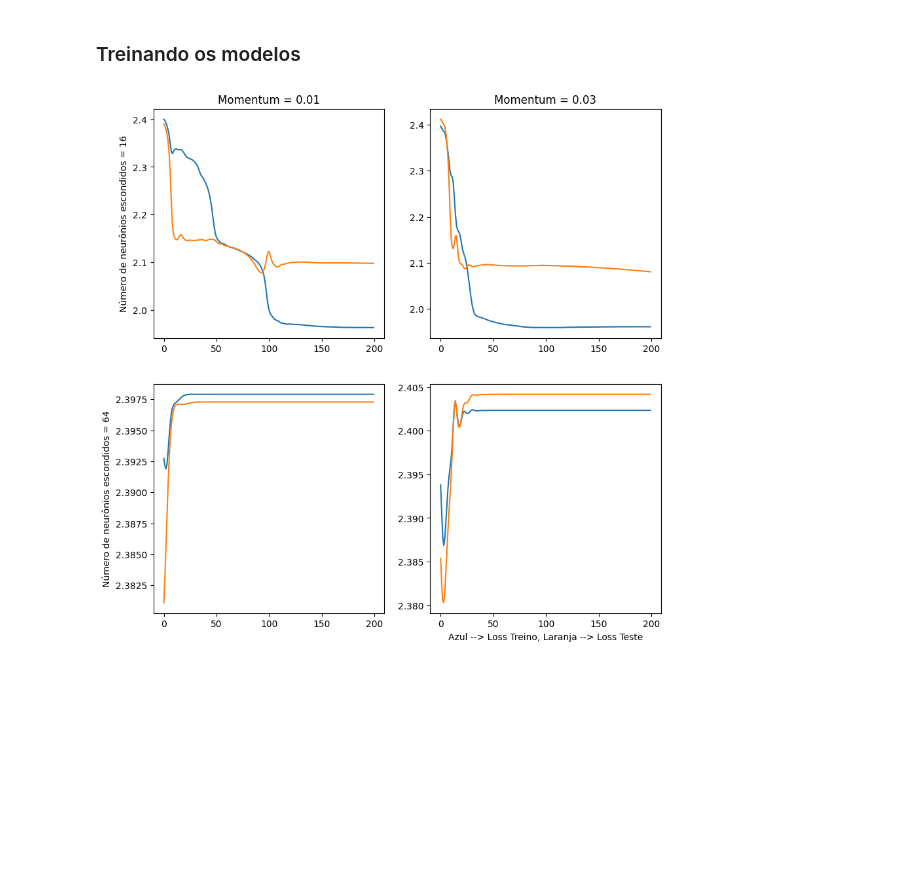
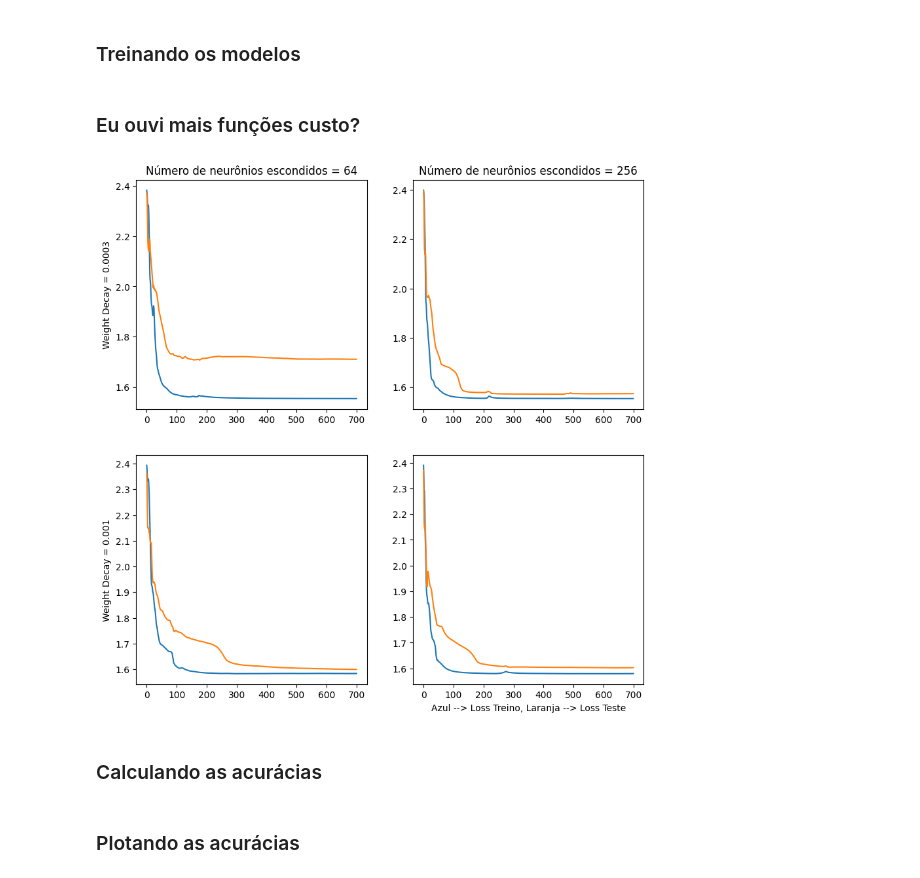
Before and after one commit to rabdiego/aprendizagem, a Jupyter notebook: trabalhos/trabalho4/lista4.ipynb, the cells around one changed output. Cells and saved outputs as stored; diff of their text form; code cells hidden in the pictures; blank space fills up the shorter version.

```diff
--- a/trabalhos/trabalho4/lista4.ipynb
+++ b/trabalhos/trabalho4/lista4.ipynb
@@ -125,8 +114,10 @@ plt.show()
 # %%
 train_rmse = torch.zeros((4, 4)).to(device)
 train_mae = torch.zeros((4, 4)).to(device)
+train_mre = torch.zeros((4, 4)).to(device)
 val_rmse = torch.zeros((4, 4)).to(device)
 val_mae = torch.zeros((4, 4)).to(device)
+val_mre = torch.zeros((4, 4)).to(device)
 
 for i in range(4):
     for j in range(4):
@@ -138,7 +129,9 @@ for i in range(4):
 
         train_rmse[i][j] = torch.sqrt(torch.nn.functional.mse_loss(train_out, train_real.reshape(-1, 1)))
         train_mae[i][j] = torch.nn.functional.l1_loss(train_out, train_real.reshape(-1, 1))
+        train_mre[i][j] = mean_absolute_percentage_error(train_2[:, -1], train_out.cpu().detach().numpy())
 
         val_rmse[i][j] = torch.sqrt(torch.nn.functional.mse_loss(val_out, val_real.reshape(-1, 1)))
         val_mae[i][j] = torch.nn.functional.l1_loss(val_out, val_real.reshape(-1, 1))
+        val_mre[i][j] = mean_absolute_percentage_error(val[:, -1], val_out.cpu().detach().numpy())
 # %% [markdown]
@@ -177,7 +173,7 @@ test_loader = DataLoader(test_set, batch_size=32, shuffle=True)
 # %%
 model = MLP(8, 64, 1).to(device)
 criterion = torch.nn.MSELoss()
-optimizer = torch.optim.SGD(model.parameters(), lr = 0.001, momentum = 0.95, weight_decay = 0.06)
+optimizer = torch.optim.SGD(model.parameters(), lr = 0.001, momentum = 0.95, weight_decay = 0.01)
 # %%
 loss_list = [list() for i in range(2)]
 # %%
@@ -268,13 +266,13 @@ val_loader = DataLoader(val_set, batch_size = 32)
 ### Inicialização dos modelos
 # %%
 weight_terms = {
-    0 : 0.01,
-    1 : 0.03,
+    0 : 0.0003,
+    1 : 0.001,
 }
 
 hidden_terms = {
-    0 : 16,
-    1 : 64
+    0 : 64,
+    1 : 256
 }
 
 models = [[[MLP(10, hidden_terms[i], 11).to(device), None] for i in range(2)] for j in range(2)]
@@ -291,7 +289,7 @@ loss_list = [[[list() for i in range(2)] for j in range(2)] for k in range(2)]
 # %%
 for i in tqdm(range(2)):
     for j in tqdm(range(2)):
-        for epoch in range(200):
+        for epoch in range(700):
             for index, (attributes, labels) in enumerate(train_2_loader):
                 attributes = attributes.to(device)
                 labels = labels.to(device)
@@ -313,20 +311,24 @@ for i in tqdm(range(2)):
                 loss = criterion(outputs, labels.to(torch.int64))
 
             loss_list[1][i][j].append(loss.item())
+# %% [markdown]
+### Eu ouvi mais funções custo?
 # %%
 fig, ax = plt.subplots(2, 2, figsize=(10, 10))
 
 for i in range(2):
     for j in range(2):
         ax[i][j].plot(range(len(loss_list[0][i][j])), loss_list[0][i][j])
         ax[i][j].plot(range(len(loss_list[1][i][j])), loss_list[1][i][j])
 
 for i in range(2):
-    ax[0][i].set_title(f'Momentum = {weight_terms[i]}')
-    ax[i][0].set_ylabel(f'Número de neurônios escondidos = {hidden_terms[i]}')
+    ax[i][0].set_ylabel(f'Weight Decay = {weight_terms[i]}')
+    ax[0][i].set_title(f'Número de neurônios escondidos = {hidden_terms[i]}')
 
 ax[-1][-1].set_xlabel('Azul --> Loss Treino, Laranja --> Loss Teste')
 
 plt.show()
 # %% [output]
-[figure, old version]
+[figure, new version]
+# %% [markdown]
+### Calculando as acurácias
@@ -332,0 +350,2 @@ plt.show()
+# %% [markdown]
+### Plotando as acurácias
```
Also changed, not shown: parts of 24 cells of this notebook.
